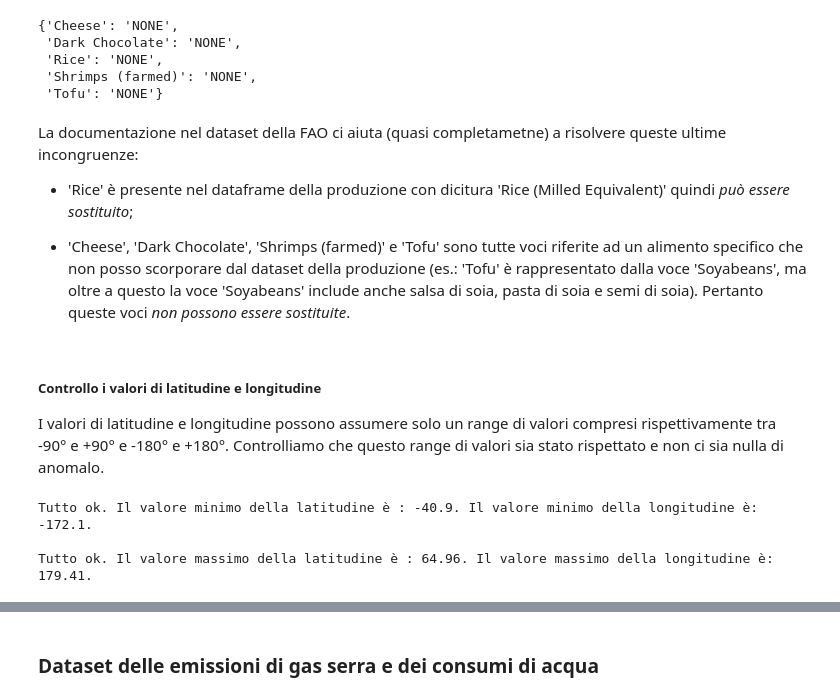
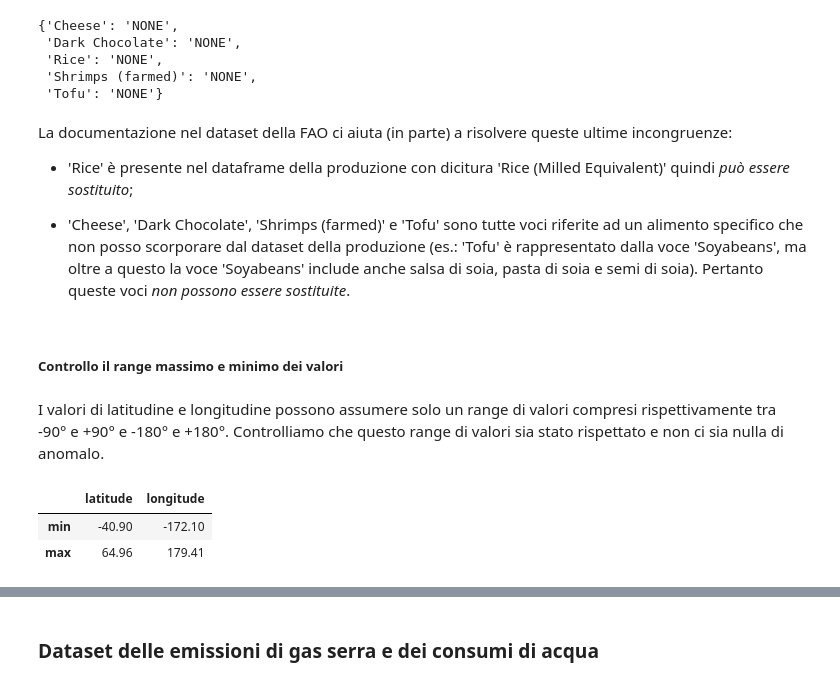
Before and after one commit to TheHextech/start2impact, a Jupyter notebook: Data_Science/Food_Project_DataVisualization_DataManipulation/EmanueleImmesiDataVis.ipynb, the cells around one changed output, grey strips where cells are left out. Drawn from its saved outputs; the diff is of its cells as text; code cells hidden in the pictures.

```diff
--- a/Data_Science/Food_Project_DataVisualization_DataManipulation/EmanueleImmesiDataVis.ipynb
+++ b/Data_Science/Food_Project_DataVisualization_DataManipulation/EmanueleImmesiDataVis.ipynb
@@ -731,7 +733,7 @@ heavy_inconsistencies
  'Shrimps (farmed)': 'NONE',
  'Tofu': 'NONE'}
 # %% [markdown]
-La documentazione nel dataset della FAO ci aiuta (quasi completametne) a risolvere queste ultime incongruenze:
+La documentazione nel dataset della FAO ci aiuta (in parte) a risolvere queste ultime incongruenze:
 
 - 'Rice' è presente nel dataframe della produzione con dicitura 'Rice (Milled Equivalent)' quindi *può essere sostituito*;
 
@@ -742,33 +744,13 @@ hv_inc_replace = {'Rice (Milled Equivalent)': 'Rice'}
 
 # Sostituisco i nomi nel dataframe della produzione di cibo/mangimi
 df.Item.replace(hv_inc_replace, inplace=True)
+# %% [markdown]
+##### Controllo il range massimo e minimo dei valori
 # %% [markdown]
-##### Controllo i valori di latitudine e longitudine
-
 I valori di latitudine e longitudine possono assumere solo un range di valori compresi rispettivamente tra -90° e +90° e -180° e +180°. Controlliamo che questo range di valori sia stato rispettato e non ci sia nulla di anomalo.
-# %%
-# Scrivo due serie per estrapolare i valori massimi e minimi di latitudine e longitudine presenti nel dataframe
-min_values = df.loc[:, ['latitude', 'longitude']].min()
-max_values = df.loc[:, ['latitude', 'longitude']].max()
-
-# Controllo che sia tutto ok per i valori minimi...
-if min_values.latitude >= -90 and min_values.longitude >= -180:
-
-    print(f"Tutto ok. Il valore minimo della latitudine è : {min_values.latitude}. \
-Il valore minimo della longitudine è: {min_values.longitude}.\n")
-
-else:
-    print("C'è un errore nei valori minimi di latitudine e longitudine\n")
-
-# ...e per i valori massimi
-if max_values.latitude <= 90 and max_values.longitude <= 180:
-
-    print(f"Tutto ok. Il valore massimo della latitudine è : {max_values.latitude}. \
-Il valore massimo della longitudine è: {max_values.longitude}.")
-
-else:
-    print("C'è un errore nei valori massimi di latitudine e longitudine")
-# %% [output]
-Tutto ok. Il valore minimo della latitudine è : -40.9. Il valore minimo della longitudine è: -172.1.
-
-Tutto ok. Il valore massimo della latitudine è : 64.96. Il valore massimo della longitudine è: 179.41.
+# %%
+df.loc[:, ['latitude', 'longitude']].agg([min, max])
+# %% [output]
+|  | latitude | longitude |
+| min | -40.90 | -172.10 |
+| max | 64.96 | 179.41 |
```
Also changed, not shown: parts of 15 cells of this notebook, 1 other file.
